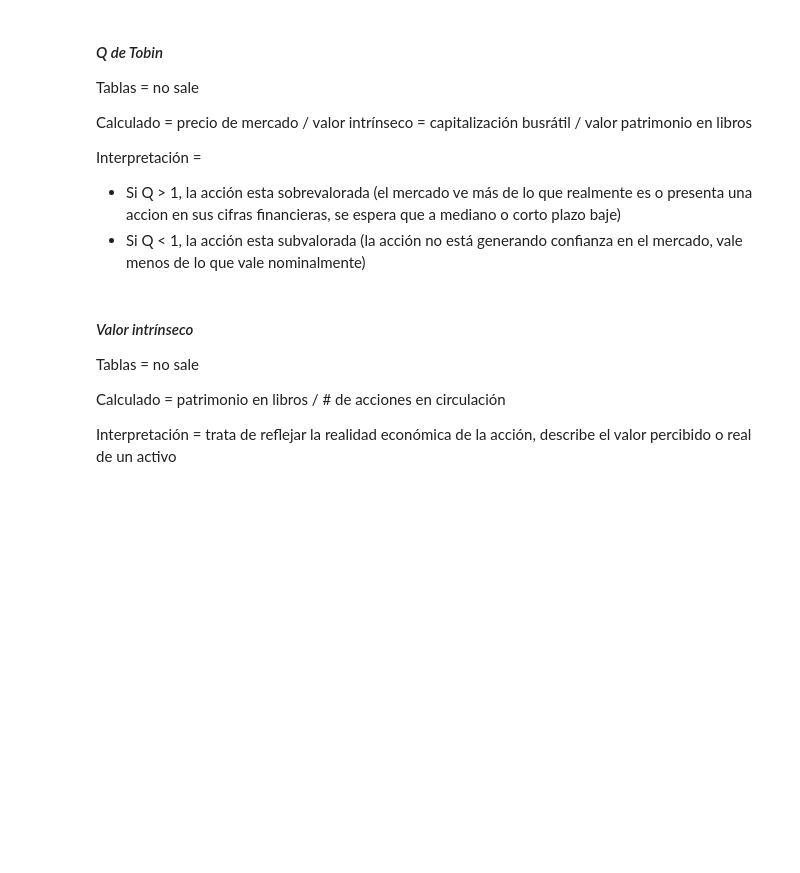
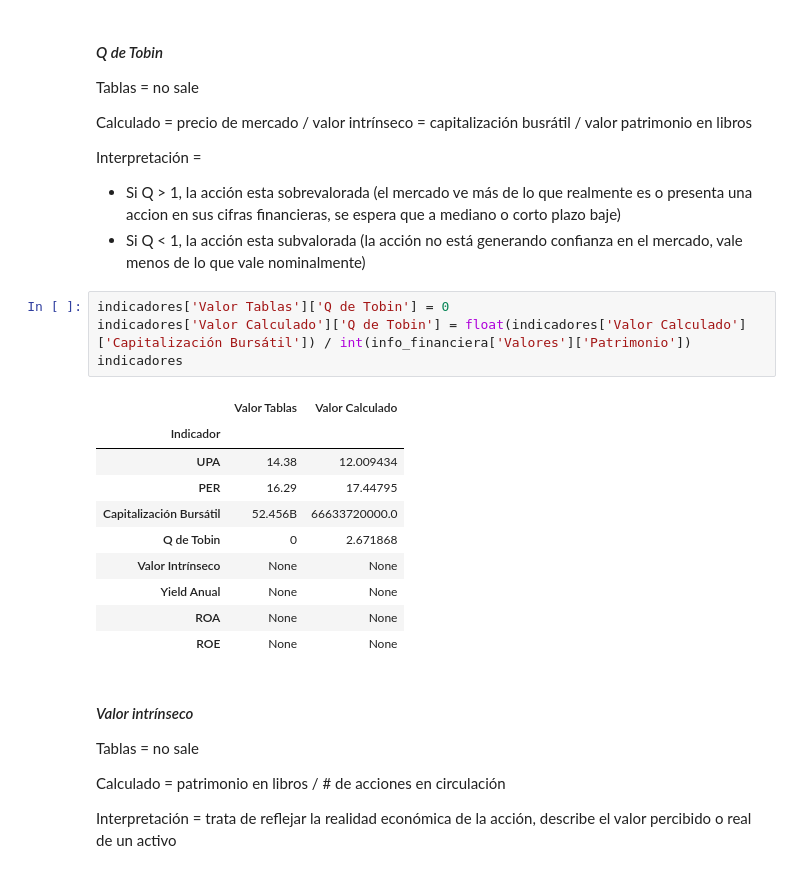
Before and after one commit to gabilang12/finanzas_corporativas, a Jupyter notebook: fc_parte_6.ipynb, the cells around one changed output. Saved outputs shown, nothing was run; the diff lists cells and outputs as text; blank space fills up the shorter version.

```diff
--- a/fc_parte_6.ipynb
+++ b/fc_parte_6.ipynb
@@ -441,6 +461,21 @@ Calculado = precio de mercado / valor intrínseco = capitalización busrátil /
 Interpretación =
 * Si Q > 1, la acción esta sobrevalorada (el mercado ve más de lo que realmente es o presenta una accion en sus cifras financieras, se espera que a mediano o corto plazo baje)
 * Si Q < 1, la acción esta subvalorada (la acción no está generando confianza en el mercado, vale menos de lo que vale nominalmente)
+# %%
+indicadores['Valor Tablas']['Q de Tobin'] = 0
+indicadores['Valor Calculado']['Q de Tobin'] = float(indicadores['Valor Calculado']['Capitalización Bursátil']) / int(info_financiera['Valores']['Patrimonio'])
+indicadores
+# %% [output]
+|  | Valor Tablas | Valor Calculado |
+| Indicador |  |  |
+| UPA | 14.38 | 12.009434 |
+| PER | 16.29 | 17.44795 |
+| Capitalización Bursátil | 52.456B | 66633720000.0 |
+| Q de Tobin | 0 | 2.671868 |
+| Valor Intrínseco | None | None |
+| Yield Anual | None | None |
+| ROA | None | None |
+| ROE | None | None |
 # %% [markdown]
 #### *Valor intrínseco*
 
```
Also changed, not shown: parts of 9 cells of this notebook.
